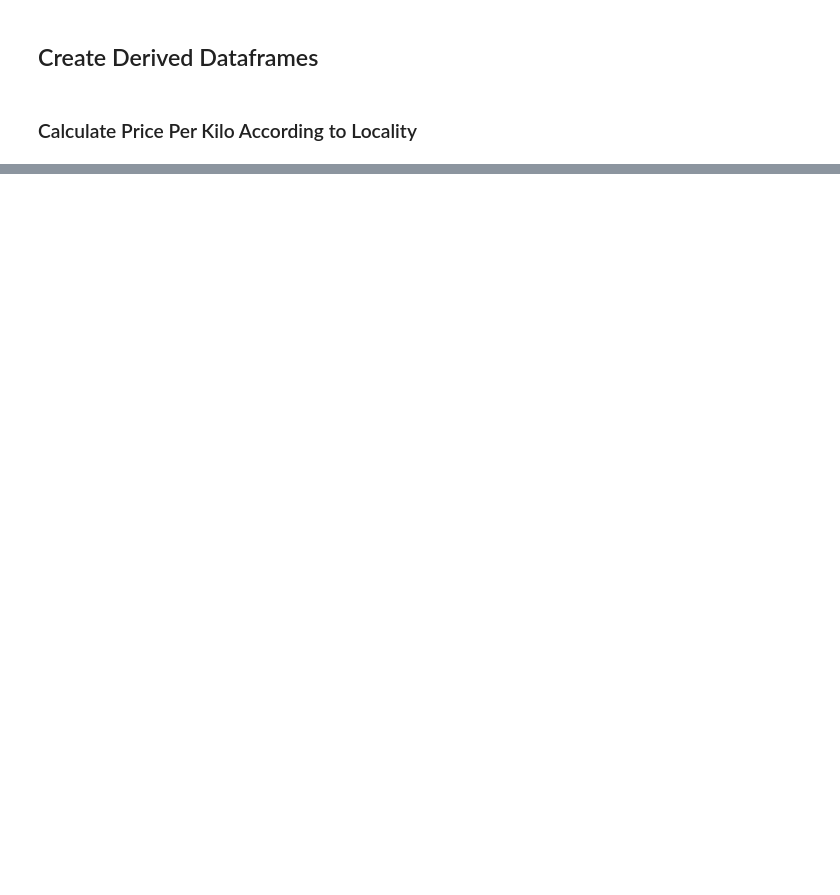
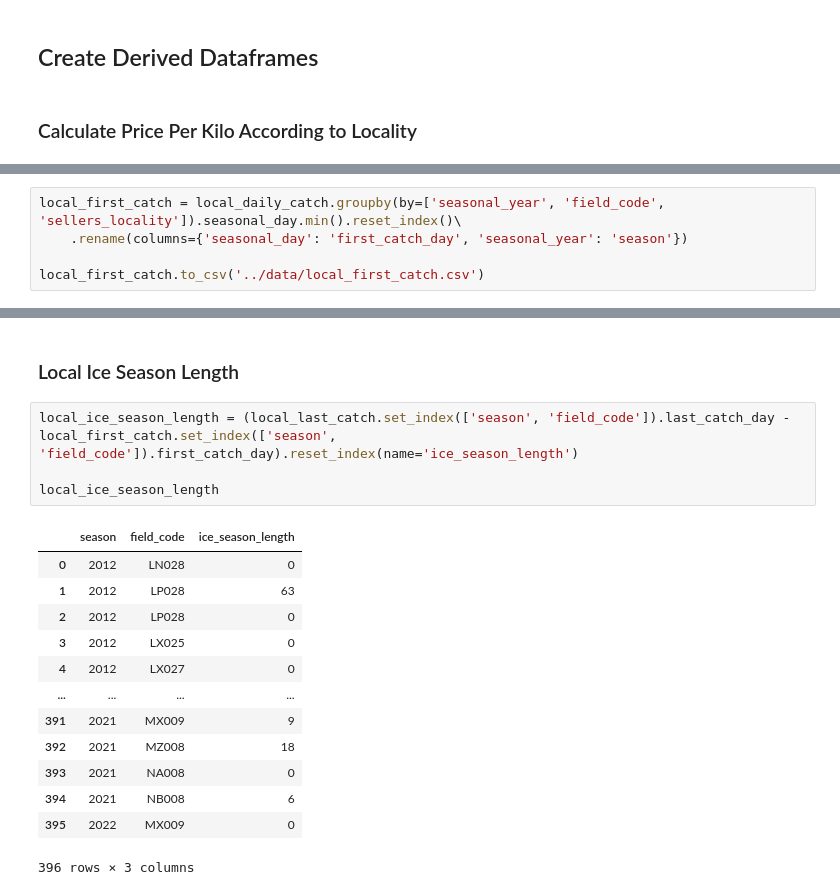
Before and after one commit to huntersnyder/seaicefishing, a Jupyter notebook: notebooks/sif_data_cleaning.ipynb, the cells around one changed output, grey strips where cells are left out. Drawn from its saved outputs; the diff is of its cells as text; blank space fills up the shorter version.

```diff
--- a/notebooks/sif_data_cleaning.ipynb
+++ b/notebooks/sif_data_cleaning.ipynb
@@ -179,0 +240,5 @@ ppk_locality.to_csv('ppk_locality.csv')
+# %%
+local_first_catch = local_daily_catch.groupby(by=['seasonal_year', 'field_code', 'sellers_locality']).seasonal_day.min().reset_index()\
+    .rename(columns={'seasonal_day': 'first_catch_day', 'seasonal_year': 'season'})
+
+local_first_catch.to_csv('../data/local_first_catch.csv')
@@ -179,0 +339,20 @@ ppk_locality.to_csv('ppk_locality.csv')
+# %% [markdown]
+### Local Ice Season Length
+# %%
+local_ice_season_length = (local_last_catch.set_index(['season', 'field_code']).last_catch_day - local_first_catch.set_index(['season', 'field_code']).first_catch_day).reset_index(name='ice_season_length')
+
+local_ice_season_length
+# %% [output]
+|  | season | field_code | ice_season_length |
+| 0 | 2012 | LN028 | 0 |
+| 1 | 2012 | LP028 | 63 |
+| 2 | 2012 | LP028 | 0 |
+| 3 | 2012 | LX025 | 0 |
+| 4 | 2012 | LX027 | 0 |
+| ... | ... | ... | ... |
+| 391 | 2021 | MX009 | 9 |
+| 392 | 2021 | MZ008 | 18 |
+| 393 | 2021 | NA008 | 0 |
+| 394 | 2021 | NB008 | 6 |
+| 395 | 2022 | MX009 | 0 |
+396 rows × 3 columns
```
Also changed, not shown: parts of 32 cells of this notebook, 1 other file.
